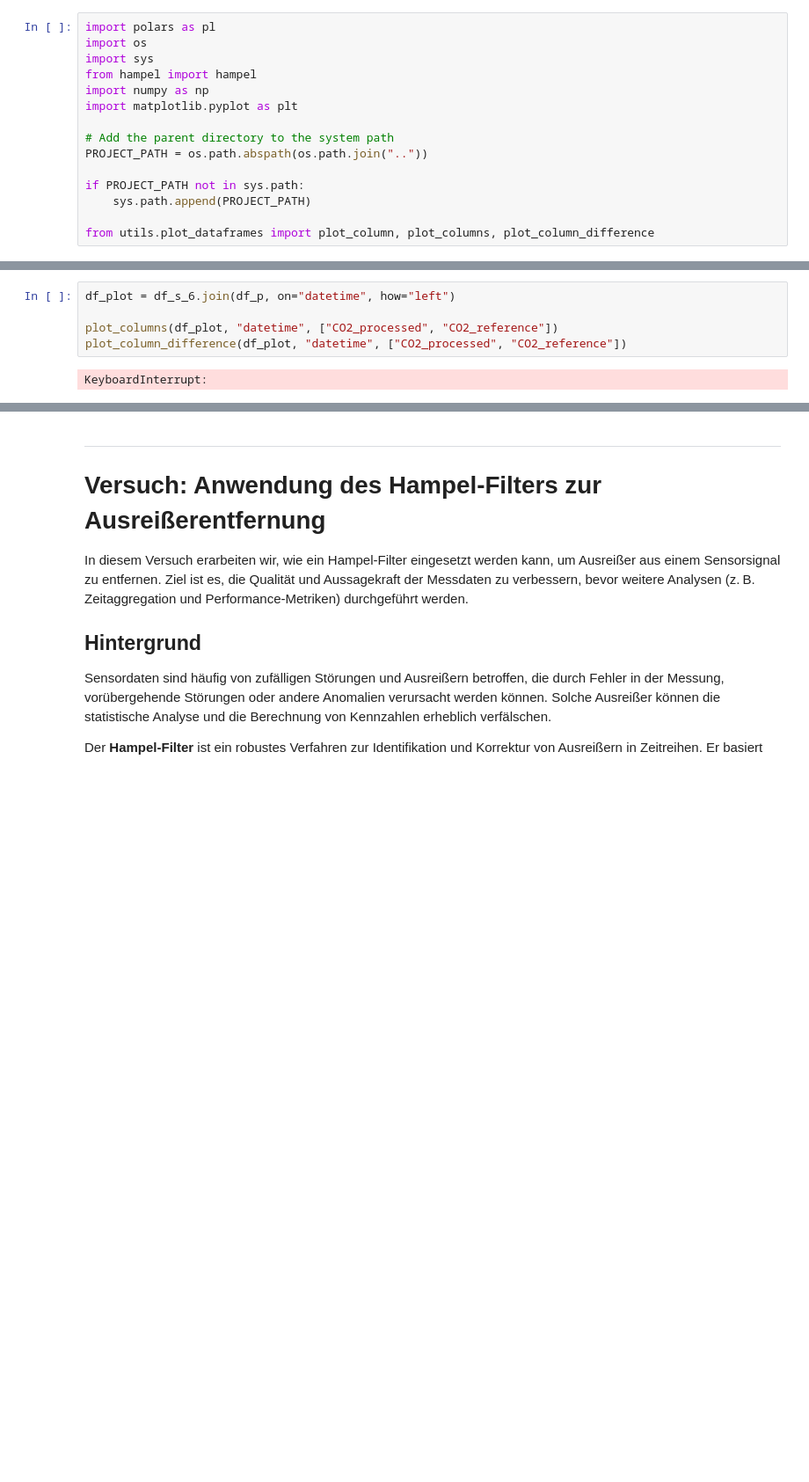
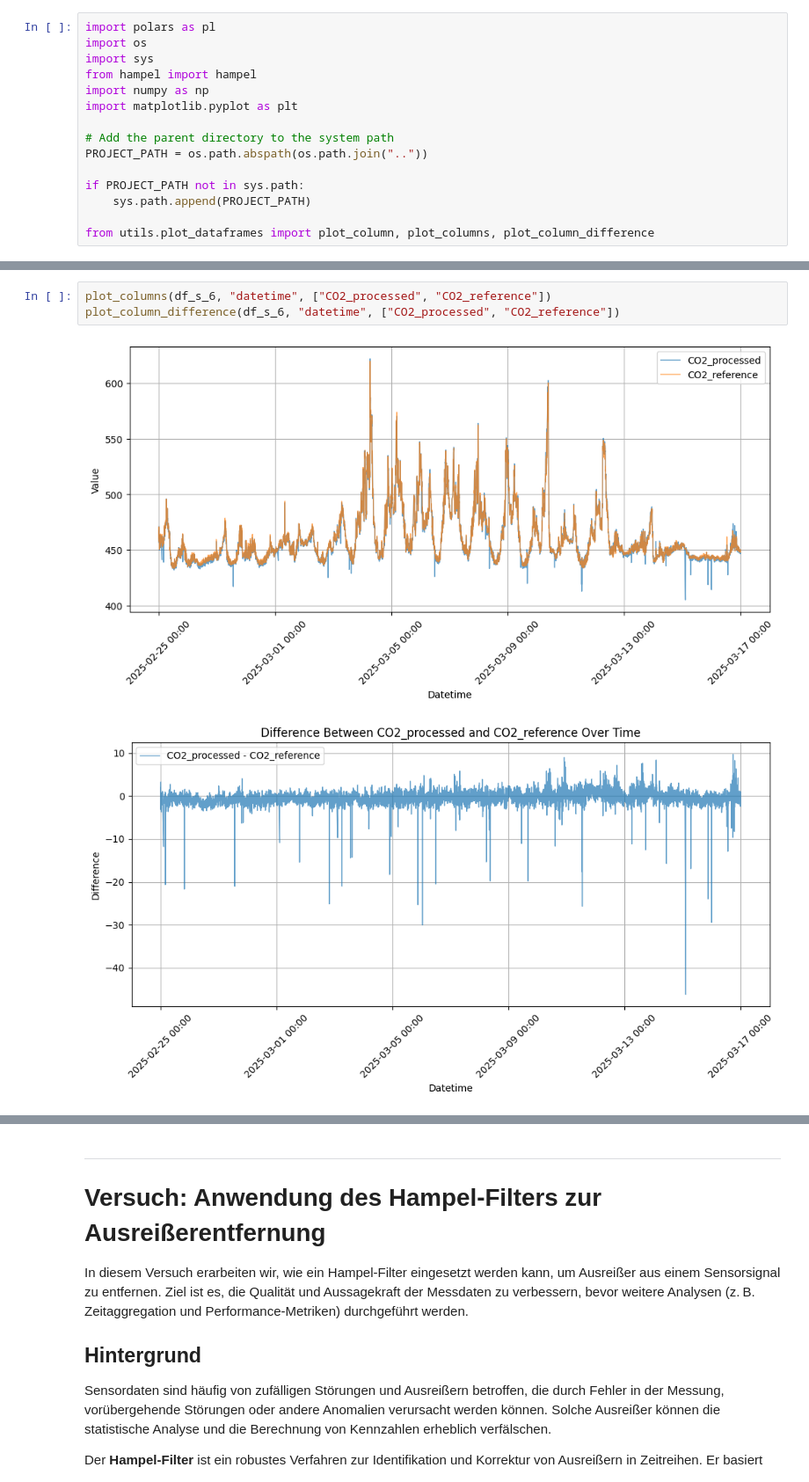
Before and after one commit to tum-esm/HES-2-Praktikum, a Jupyter notebook: notebooks/3_Aggregation_And_Performance_Metrics.ipynb, the cells around one changed output, grey strips where cells are left out. Shown at 88% size. Cells and saved outputs as stored; diff of their text form; blank space fills up the shorter version.

```diff
--- a/notebooks/3_Aggregation_And_Performance_Metrics.ipynb
+++ b/notebooks/3_Aggregation_And_Performance_Metrics.ipynb
@@ -41,9 +38,8 @@ plot_column_difference(df_plot, "datetime", ["CO2_processed", "CO2_reference"])
 [figure]
 [figure]
 # %%
-df_plot = df_s_6.join(df_p, on="datetime", how="left")
-
-plot_columns(df_plot, "datetime", ["CO2_processed", "CO2_reference"])
-plot_column_difference(df_plot, "datetime", ["CO2_processed", "CO2_reference"])
+plot_columns(df_s_6, "datetime", ["CO2_processed", "CO2_reference"])
+plot_column_difference(df_s_6, "datetime", ["CO2_processed", "CO2_reference"])
 # %% [output]
-KeyboardInterrupt:
+[figure, added]
+[figure, added]
```
Also changed, not shown: parts of 10 cells of this notebook.
